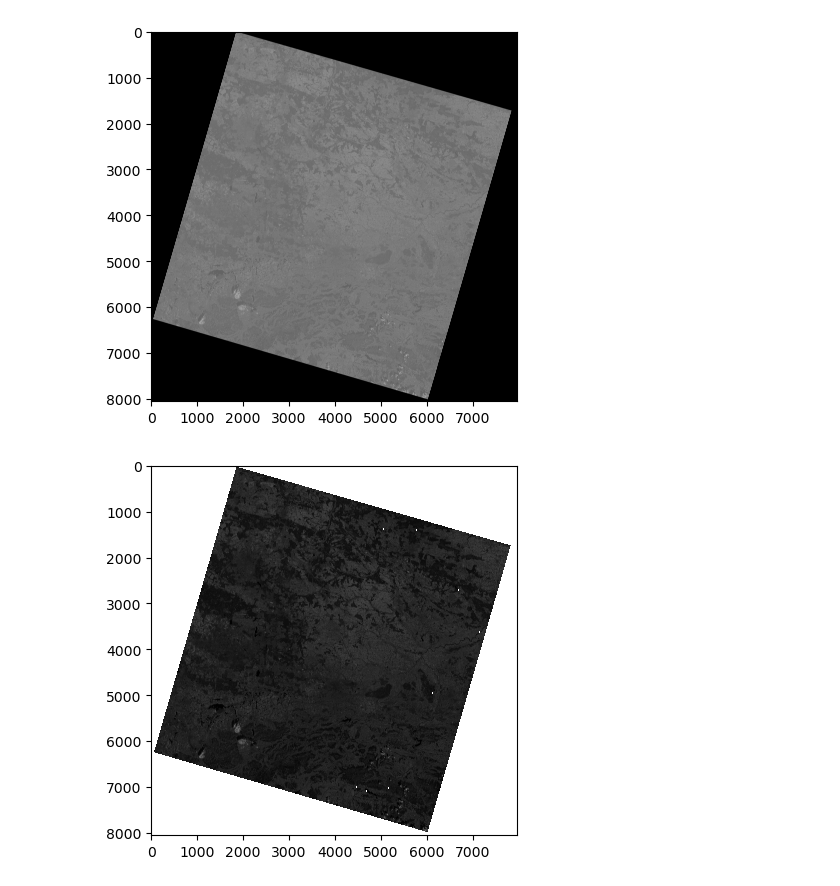
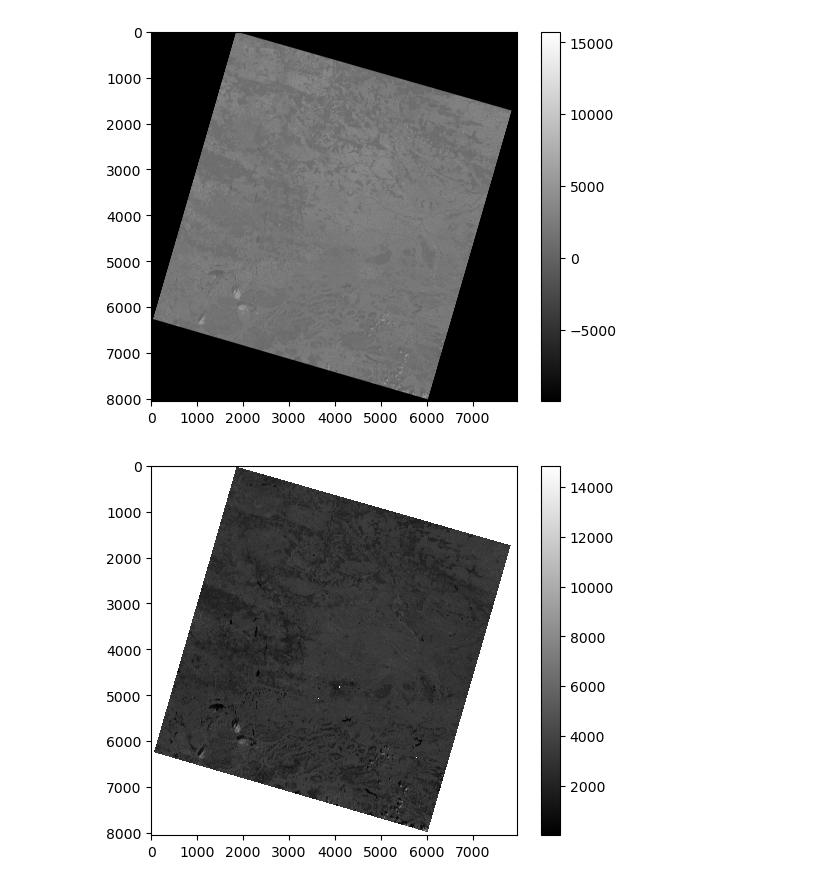
Before and after one commit to Nabramowicz/Remote-Sensing-with-Python, a Jupyter notebook: Landsat.ipynb, the cells around one changed output. Saved outputs shown, nothing was run; the diff lists cells and outputs as text; code cells hidden in the pictures.

```diff
--- a/Landsat.ipynb
+++ b/Landsat.ipynb
@@ -6,7 +6,7 @@ import rasterio as rio
 import rasterio.mask as rmask
 import fiona as fio
 # %%
-def read_landsat_images(path):
+def read_landsat_images(path) -> dict:
 
     files = os.listdir(path)
     bands = [value for value in files if value.endswith('.tif') and 'band' in value]
@@ -17,7 +17,7 @@ def read_landsat_images(path):
     return {index: os.path.join(path, value) for index, value in enumerate(rasters, start=1)}
 
 
-path = "LC08/LC081880252013080701T1-SC20191019161406"
+path = "LC08/"
 
 rasters_dict = read_landsat_images(path)
 rasters_dict
@@ -35,28 +35,30 @@ rasters_dict
 # %%
 def show_band(band, color_map="gray") -> None:
 
     with rio.open(band) as src:
-        raster = src.read(1)
+        raster = src.read(1).astype('float64')
 
     plt.imshow(raster, cmap=color_map)
+    plt.colorbar()
     plt.show()
 
 show_band(rasters_dict[6])
 # %% [output]
-[figure, old version]
+[figure, new version]
 # %%
 def show_band2(band, color_map="gray", remove_negative=True) -> None:
 
     with rio.open(band) as src:
-        raster = src.read(1)
+        raster = src.read(1).astype('float64')
 
         if remove_negative:
             raster = np.where(raster < 0, np.nan, raster)
 
     plt.imshow(raster, cmap=color_map)
+    plt.colorbar()
     plt.show()
 
-show_band2(rasters_dict[6])
+show_band2(rasters_dict[5])
 # %% [output]
-[figure, old version]
+[figure, new version]
 # %%
```
Also changed, not shown: parts of 6 cells of this notebook.
